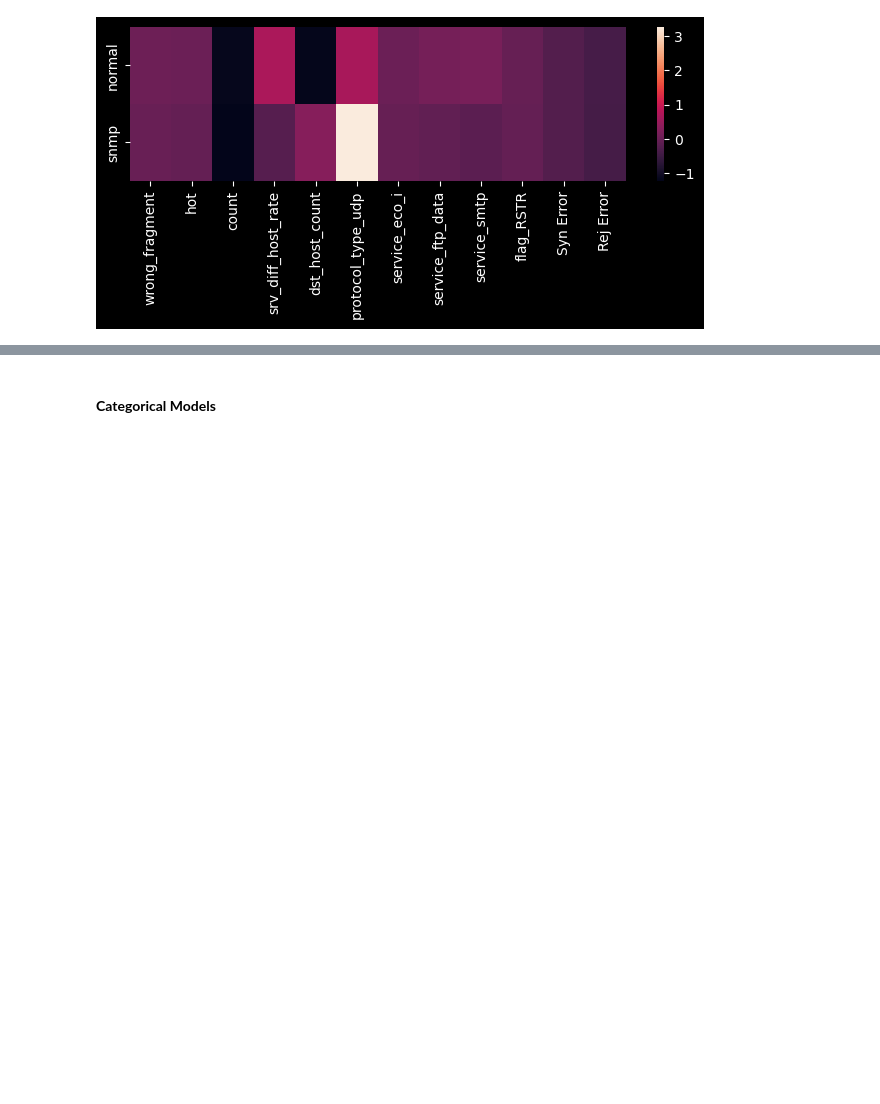
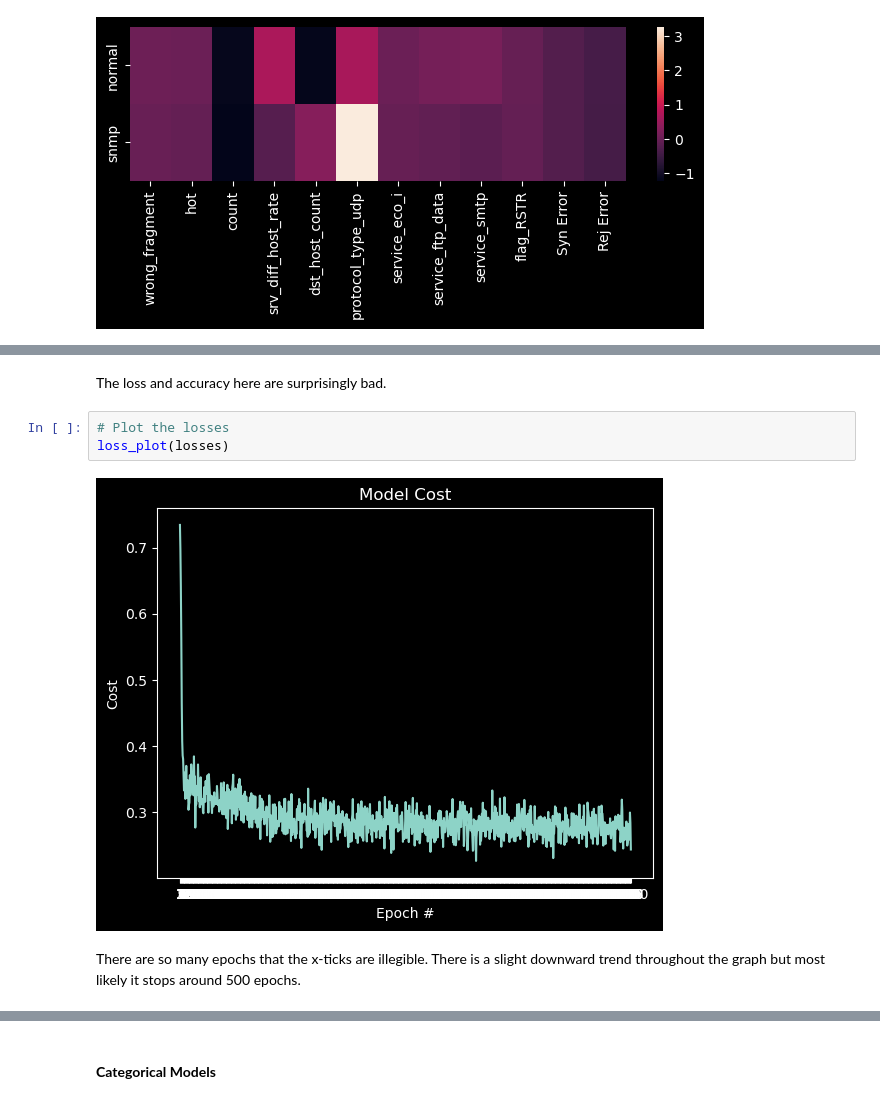
Before and after one commit to Jewdah18/Network-Intrusions, a Jupyter notebook: notebooks/Modelling.ipynb, the cells around one changed output, grey strips where cells are left out. Cells and saved outputs as stored; diff of their text form; blank space fills up the shorter version.

```diff
--- a/notebooks/Modelling.ipynb
+++ b/notebooks/Modelling.ipynb
@@ -537,0 +549,9 @@ safe_pred =
+# %% [markdown]
+The loss and accuracy here are surprisingly bad.
+# %%
+# Plot the losses
+loss_plot(losses)
+# %% [output]
+[figure, added]
+# %% [markdown]
+There are so many epochs that the x-ticks are illegible. There is a slight downward trend throughout the graph but most likely it stops around 500 epochs.
```
Also changed, not shown: parts of 26 cells of this notebook.
